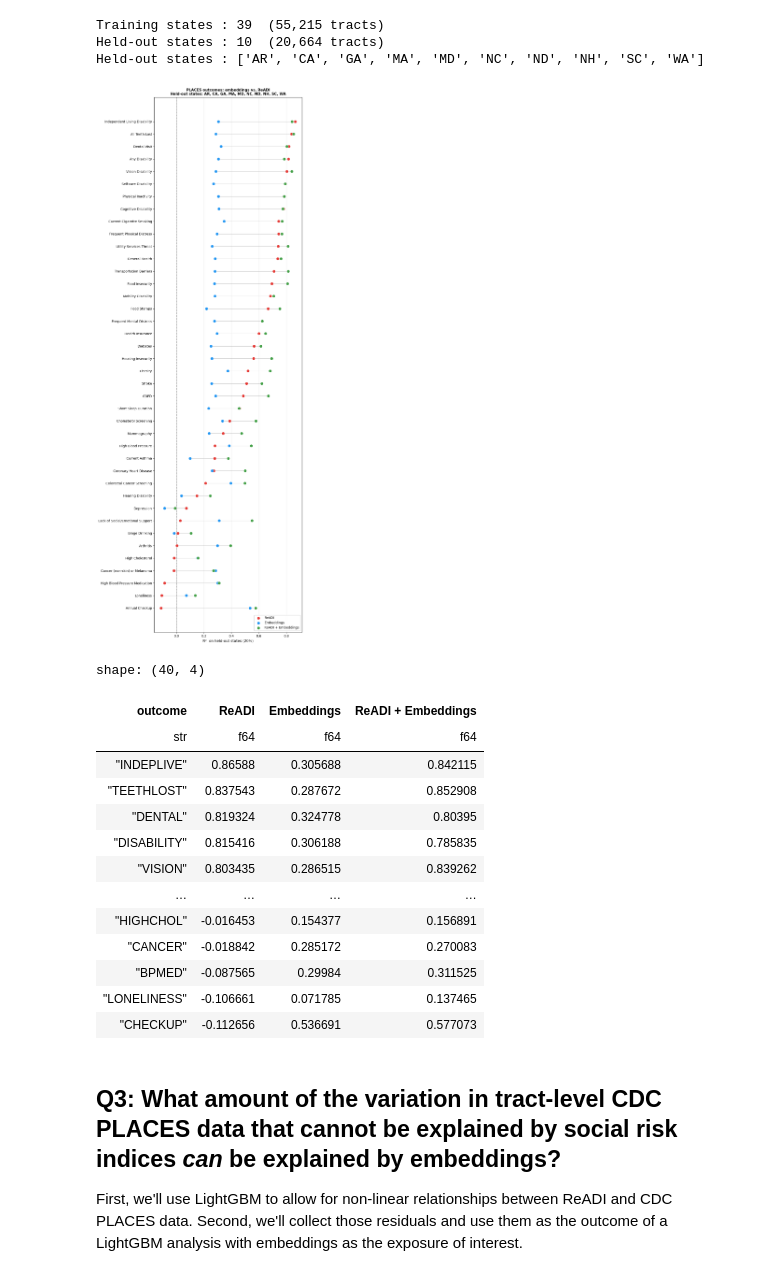
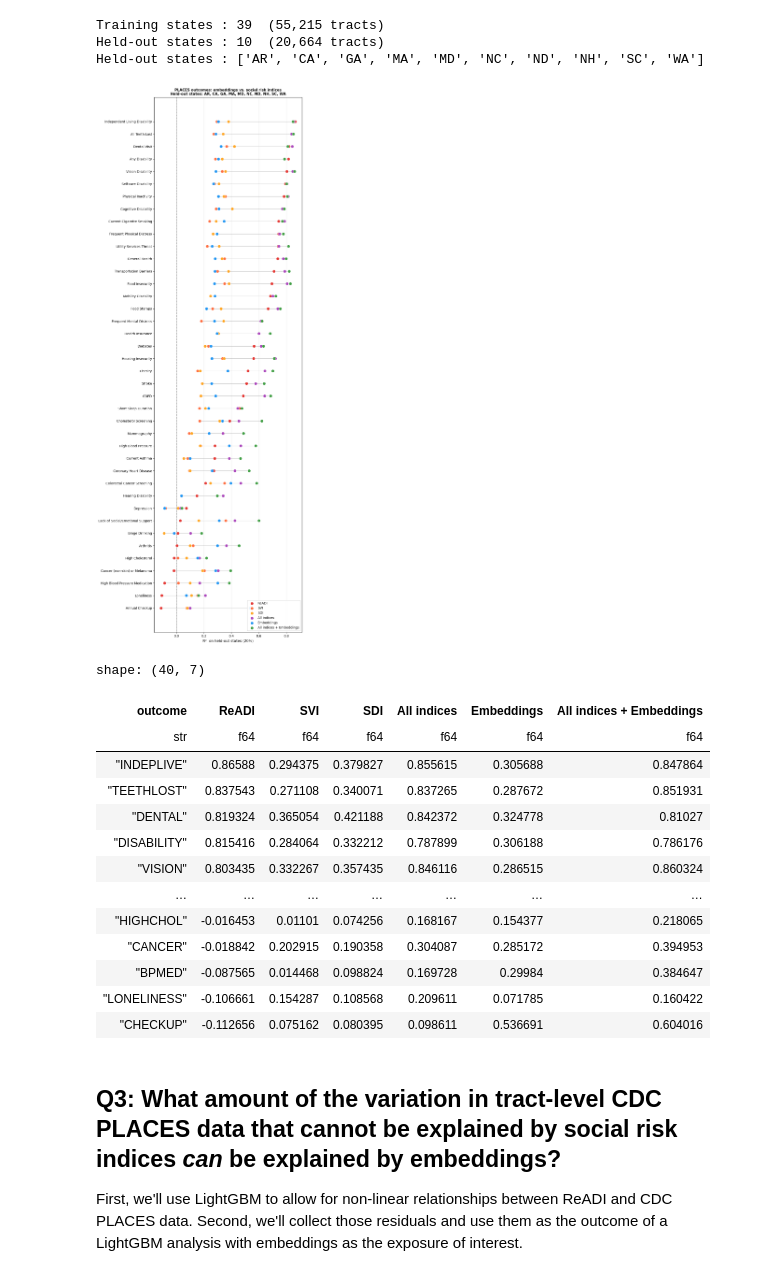
Before and after one commit to ndhendrix/embeddings-health, a Jupyter notebook: code/analyses/analyses.ipynb, the cells around one changed output. Cells and saved outputs as stored; diff of their text form; code cells hidden in the pictures.

```diff
--- a/code/analyses/analyses.ipynb
+++ b/code/analyses/analyses.ipynb
@@ -756,7 +766,7 @@ FIPS_TO_ABBR = {
     "55":"WI","56":"WY",
 }
 
-# --- Load ReADI and join to existing merged dataframe ---
+# --- Load ReADI ---
 readi = (
     pl.read_csv(DATA_DIR / "ReADI_CT_2022.csv", infer_schema_length=5_000)
     .select(["GEOID", "ReADI_CT_NR"])
@@ -764,8 +774,17 @@ readi = (
     .drop("GEOID")
 )
 
+# --- Load SVI / SDI / ADI composites (2020) ---
+sdvi = (
+    pl.read_csv(DATA_DIR / "sdvi_ct_2020.csv", infer_schema_length=5_000, null_values=["NA"])
+    .select(["GEOID", "SVI", "SDI", "ADI"])
+    .with_columns(pl.col("GEOID").cast(pl.Utf8).str.zfill(11).alias("tract_fips"))
+    .drop("GEOID")
+)
+
 df2 = (
     df.join(readi, on="tract_fips", how="inner")
+      .join(sdvi, on="tract_fips", how="left")
       .with_columns(pl.col("tract_fips").str.slice(0, 2).alias("state_fips"))
 )
 
@@ -779,8 +798,11 @@ df2_pd     = df2.to_pandas()
 train_mask = df2_pd["state_fips"].isin(train_states).to_numpy()
 test_mask  = df2_pd["state_fips"].isin(holdout_states).to_numpy()
 
-READI_FEATS    = ["ReADI_CT_NR"]
-COMBINED_FEATS = READI_FEATS + FEATURE_COLS
+READI_FEATS     = ["ReADI_CT_NR"]
+SVI_FEATS       = ["SVI"]
+SDI_FEATS       = ["SDI"]
+ALL_INDEX_FEATS = READI_FEATS + SVI_FEATS + SDI_FEATS
+COMBINED_FEATS  = ALL_INDEX_FEATS + FEATURE_COLS
 
 holdout_abbrs = sorted(FIPS_TO_ABBR.get(s, s) for s in holdout_states)
 print(f"Training states : {len(train_states)}  ({train_mask.sum():,} tracts)")
@@ -821,9 +843,12 @@ else:
             continue
 
         for feat_cols, model_name in [
-            (READI_FEATS,    "ReADI"),
-            (FEATURE_COLS,   "Embeddings"),
-            (COMBINED_FEATS, "ReADI + Embeddings"),
+            (READI_FEATS,     "ReADI"),
+            (SVI_FEATS,       "SVI"),
+            (SDI_FEATS,       "SDI"),
+            (ALL_INDEX_FEATS, "All indices"),
+            (FEATURE_COLS,    "Embeddings"),
+            (COMBINED_FEATS,  "All indices + Embeddings"),
         ]:
             r2 = fit_eval(feat_cols, y, train_valid, test_valid)
             results_q2.append({"outcome": col, "model": model_name, "r2": r2,
@@ -832,8 +857,15 @@ else:
     results_q2_df = pl.DataFrame(results_q2)
     results_q2_df.write_csv(_q2_cache)
 # %%
-MODEL_ORDER  = ["ReADI", "Embeddings", "ReADI + Embeddings"]
-MODEL_COLORS = {"ReADI": "#E53935", "Embeddings": "#2196F3", "ReADI + Embeddings": "#43A047"}
+MODEL_ORDER  = ["ReADI", "SVI", "SDI", "All indices", "Embeddings", "All indices + Embeddings"]
+MODEL_COLORS = {
+    "ReADI":                  "#E53935",
+    "SVI":                    "#FF7043",
+    "SDI":                    "#FFA726",
+    "All indices":            "#AB47BC",
+    "Embeddings":             "#2196F3",
+    "All indices + Embeddings": "#43A047",
+}
 
 readi_r2 = (
     results_q2_df.filter(pl.col("model") == "ReADI")
@@ -852,50 +884,50 @@ for model_name in MODEL_ORDER:
         .with_columns(pl.col("outcome").cast(pl.Enum(readi_r2)))
         .sort("outcome")
     )
     ys     = [readi_r2.index(o) for o in sub["outcome"].to_list()]
     r2vals = sub["r2"].to_list()
     ax.scatter(r2vals, ys, color=MODEL_COLORS[model_name], label=model_name,
                zorder=3, s=80, edgecolors="white", linewidths=0.6)
 
 for i, outcome in enumerate(readi_r2):
     row = results_q2_df.filter(pl.col("outcome") == outcome).sort("model")
     r2s = {r["model"]: r["r2"] for r in row.iter_rows(named=True)}
     xs  = [r2s.get(m, np.nan) for m in MODEL_ORDER]
-    ax.plot(xs, [i] * 3, color="grey", linewidth=0.8, zorder=2, alpha=0.5)
+    ax.plot(xs, [i] * len(MODEL_ORDER), color="grey", linewidth=0.8, zorder=2, alpha=0.5)
 
 ax.set_yticks(range(len(readi_r2)))
 ax.set_yticklabels(readi_r2_labels, fontsize=10)
 ax.axvline(0, color="black", linewidth=0.8, linestyle="--")
 ax.set_xlabel("R²  on held-out states (20%)", fontsize=11)
 ax.set_title(
-    f"PLACES outcomes: embeddings vs. ReADI\n"
+    f"PLACES outcomes: embeddings vs. social risk indices\n"
     f"Held-out states: {', '.join(holdout_abbrs)}",
     fontsize=11, fontweight="bold",
 )
 ax.legend(loc="lower right", framealpha=0.9)
 ax.grid(axis="x", alpha=0.3)
 
 plt.tight_layout()
 plt.savefig(OUTPUTS_DIR / "places_reg.png", dpi=150, bbox_inches="tight")
 plt.show()
 
 results_q2_df.pivot(on="model", index="outcome", values="r2").sort("ReADI", descending=True)
 # %% [output]
-[figure, old version]
+[figure, new version]
-shape: (40, 4)
+shape: (40, 7)
-| outcome | ReADI | Embeddings | ReADI + Embeddings |
-| str | f64 | f64 | f64 |
-| "INDEPLIVE" | 0.86588 | 0.305688 | 0.842115 |
-| "TEETHLOST" | 0.837543 | 0.287672 | 0.852908 |
-| "DENTAL" | 0.819324 | 0.324778 | 0.80395 |
-| "DISABILITY" | 0.815416 | 0.306188 | 0.785835 |
-| "VISION" | 0.803435 | 0.286515 | 0.839262 |
-| … | … | … | … |
-| "HIGHCHOL" | -0.016453 | 0.154377 | 0.156891 |
-| "CANCER" | -0.018842 | 0.285172 | 0.270083 |
-| "BPMED" | -0.087565 | 0.29984 | 0.311525 |
-| "LONELINESS" | -0.106661 | 0.071785 | 0.137465 |
-| "CHECKUP" | -0.112656 | 0.536691 | 0.577073 |
+| outcome | ReADI | SVI | SDI | All indices | Embeddings | All indices + Embeddings |
+| str | f64 | f64 | f64 | f64 | f64 | f64 |
+| "INDEPLIVE" | 0.86588 | 0.294375 | 0.379827 | 0.855615 | 0.305688 | 0.847864 |
+| "TEETHLOST" | 0.837543 | 0.271108 | 0.340071 | 0.837265 | 0.287672 | 0.851931 |
+| "DENTAL" | 0.819324 | 0.365054 | 0.421188 | 0.842372 | 0.324778 | 0.81027 |
+| "DISABILITY" | 0.815416 | 0.284064 | 0.332212 | 0.787899 | 0.306188 | 0.786176 |
+| "VISION" | 0.803435 | 0.332267 | 0.357435 | 0.846116 | 0.286515 | 0.860324 |
+| … | … | … | … | … | … | … |
+| "HIGHCHOL" | -0.016453 | 0.01101 | 0.074256 | 0.168167 | 0.154377 | 0.218065 |
+| "CANCER" | -0.018842 | 0.202915 | 0.190358 | 0.304087 | 0.285172 | 0.394953 |
+| "BPMED" | -0.087565 | 0.014468 | 0.098824 | 0.169728 | 0.29984 | 0.384647 |
+| "LONELINESS" | -0.106661 | 0.154287 | 0.108568 | 0.209611 | 0.071785 | 0.160422 |
+| "CHECKUP" | -0.112656 | 0.075162 | 0.080395 | 0.098611 | 0.536691 | 0.604016 |
 # %% [markdown]
 ## Q3: What amount of the variation in tract-level CDC PLACES data that cannot be explained by social risk indices *can* be explained by embeddings?
 First, we'll use LightGBM to allow for non-linear relationships between ReADI and CDC PLACES data. Second, we'll collect those residuals and use them as the outcome of a LightGBM analysis with embeddings as the exposure of interest.
```
Also changed, not shown: parts of 7 cells of this notebook.
